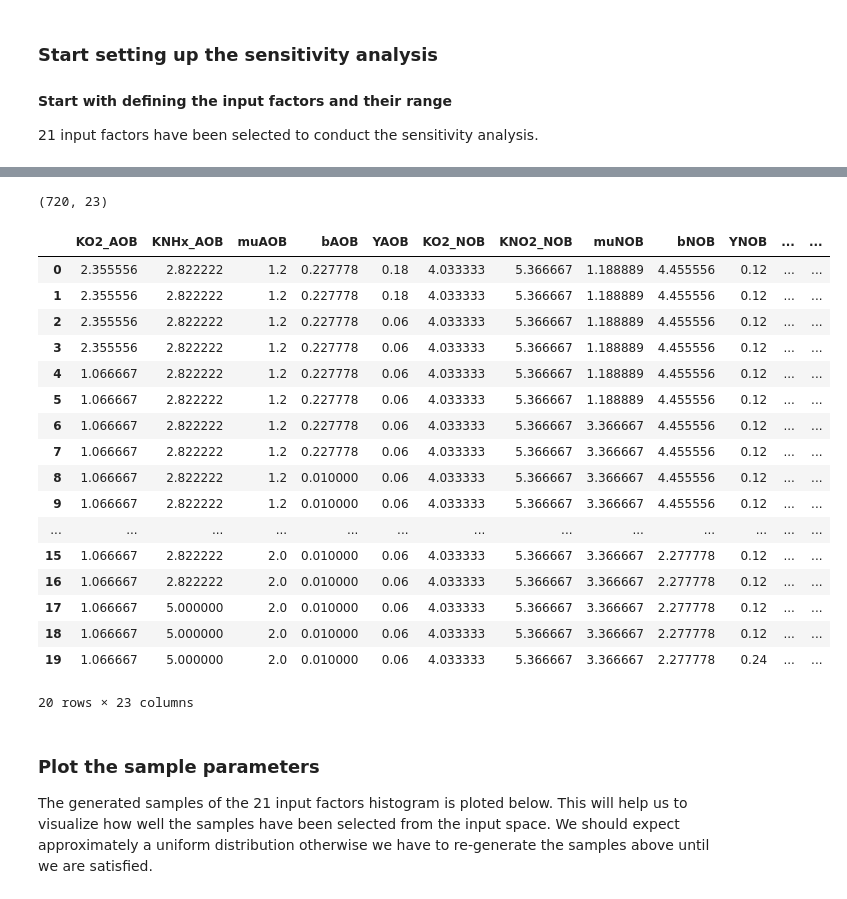
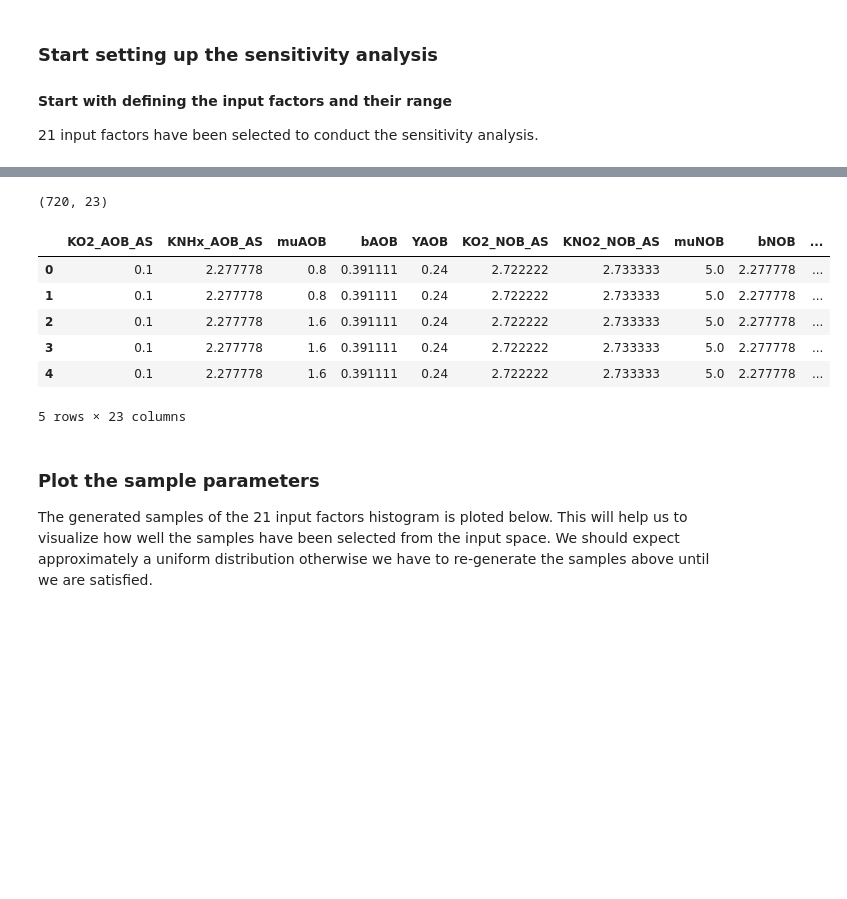
Before and after one commit to zerualem/SumoPython, a Jupyter notebook: Sumo sensitivity analysis-office.ipynb, the cells around one changed output, grey strips where cells are left out. Saved outputs shown, nothing was run; the diff lists cells and outputs as text; code cells hidden in the pictures; blank space fills up the shorter version.

```diff
--- a/Sumo sensitivity analysis-office.ipynb
+++ b/Sumo sensitivity analysis-office.ipynb
@@ -121,9 +109,10 @@ dframe.plot()
 # Define the model inputs
 problem = {
     'num_vars': 23,
-    'names': ['KO2_AOB', 'KNHx_AOB', 'muAOB', 'bAOB', 'YAOB', 'KO2_NOB', 'KNO2_NOB', 'muNOB', 'bNOB', 'YNOB', 'KNHx_AMX', 'KNO2_AMX', 'muAMX', 'bAMX', 'YAMX_NO2', 'YAMX_NO3', 'KO2_OHO', 'KNO2_OHO','KNO3_OHO', 'muOHO', 'bOHO', 'YOHO_ox', 'YOHO_anox'],
+    'names': ['KO2_AOB_AS', 'KNHx_AOB_AS', 'muAOB', 'bAOB', 'YAOB', 'KO2_NOB_AS', 'KNO2_NOB_AS', 'muNOB', 'bNOB', 'YNOB', 'KNHx_AMX_AS', 'KNO2_AMX_AS', 'muAMX', 'bAMX', 'YAMX_NO2', 'YAMX_NO3', 'KO2_OHO_AS', 'KNO2_OHO_AS','KNO3_OHO_AS', 'muOHO', 'bOHO', 'YOHO_ox', 'YOHO_anox'],
     'bounds': [[0.1, 3], [0.1, 5], [0.2, 2], [0.01, 0.5], [0.03, 0.3], [0.1, 6], [0.1, 8], [0.1, 5], [0.1, 5], [0.03, 0.3], [0.1, 3], [0.1, 2], [0.01, 0.5], [0.001, 0.05], [0.03, 0.3], [0.03, 0.3], [0.05, 0.5], [0.1, 1], [0.1, 1], [0.1, 8], [0.01, 0.5], [0.1, 0.99],[0.1, 0.99]]
 }
+
 
 # Generate samples
 param_values = morris.sample(problem, 30, num_levels=10, grid_jump=4) #optimal_trajectories= 60)
@@ -134,27 +123,16 @@ Wall time: 14 ms
 # %%
 print(param_values.shape)
 params_df=pd.DataFrame(param_values, columns=problem['names'])
-params_df.head(20)
+params_df.head()
 # %% [output]
 (720, 23)
-|  | KO2_AOB | KNHx_AOB | muAOB | bAOB | YAOB | KO2_NOB | KNO2_NOB | muNOB | bNOB | YNOB | ... | ... |
-| 0 | 2.355556 | 2.822222 | 1.2 | 0.227778 | 0.18 | 4.033333 | 5.366667 | 1.188889 | 4.455556 | 0.12 | ... | ... |
-| 1 | 2.355556 | 2.822222 | 1.2 | 0.227778 | 0.18 | 4.033333 | 5.366667 | 1.188889 | 4.455556 | 0.12 | ... | ... |
-| 2 | 2.355556 | 2.822222 | 1.2 | 0.227778 | 0.06 | 4.033333 | 5.366667 | 1.188889 | 4.455556 | 0.12 | ... | ... |
-| 3 | 2.355556 | 2.822222 | 1.2 | 0.227778 | 0.06 | 4.033333 | 5.366667 | 1.188889 | 4.455556 | 0.12 | ... | ... |
-| 4 | 1.066667 | 2.822222 | 1.2 | 0.227778 | 0.06 | 4.033333 | 5.366667 | 1.188889 | 4.455556 | 0.12 | ... | ... |
-| 5 | 1.066667 | 2.822222 | 1.2 | 0.227778 | 0.06 | 4.033333 | 5.366667 | 1.188889 | 4.455556 | 0.12 | ... | ... |
-| 6 | 1.066667 | 2.822222 | 1.2 | 0.227778 | 0.06 | 4.033333 | 5.366667 | 3.366667 | 4.455556 | 0.12 | ... | ... |
-| 7 | 1.066667 | 2.822222 | 1.2 | 0.227778 | 0.06 | 4.033333 | 5.366667 | 3.366667 | 4.455556 | 0.12 | ... | ... |
-| 8 | 1.066667 | 2.822222 | 1.2 | 0.010000 | 0.06 | 4.033333 | 5.366667 | 3.366667 | 4.455556 | 0.12 | ... | ... |
-| 9 | 1.066667 | 2.822222 | 1.2 | 0.010000 | 0.06 | 4.033333 | 5.366667 | 3.366667 | 4.455556 | 0.12 | ... | ... |
-| ... | ... | ... | ... | ... | ... | ... | ... | ... | ... | ... | ... | ... |
-| 15 | 1.066667 | 2.822222 | 2.0 | 0.010000 | 0.06 | 4.033333 | 5.366667 | 3.366667 | 2.277778 | 0.12 | ... | ... |
-| 16 | 1.066667 | 2.822222 | 2.0 | 0.010000 | 0.06 | 4.033333 | 5.366667 | 3.366667 | 2.277778 | 0.12 | ... | ... |
-| 17 | 1.066667 | 5.000000 | 2.0 | 0.010000 | 0.06 | 4.033333 | 5.366667 | 3.366667 | 2.277778 | 0.12 | ... | ... |
-| 18 | 1.066667 | 5.000000 | 2.0 | 0.010000 | 0.06 | 4.033333 | 5.366667 | 3.366667 | 2.277778 | 0.12 | ... | ... |
-| 19 | 1.066667 | 5.000000 | 2.0 | 0.010000 | 0.06 | 4.033333 | 5.366667 | 3.366667 | 2.277778 | 0.24 | ... | ... |
+|  | KO2_AOB_AS | KNHx_AOB_AS | muAOB | bAOB | YAOB | KO2_NOB_AS | KNO2_NOB_AS | muNOB | bNOB | ... |
+| 0 | 0.1 | 2.277778 | 0.8 | 0.391111 | 0.24 | 2.722222 | 2.733333 | 5.0 | 2.277778 | ... |
+| 1 | 0.1 | 2.277778 | 0.8 | 0.391111 | 0.24 | 2.722222 | 2.733333 | 5.0 | 2.277778 | ... |
+| 2 | 0.1 | 2.277778 | 1.6 | 0.391111 | 0.24 | 2.722222 | 2.733333 | 5.0 | 2.277778 | ... |
+| 3 | 0.1 | 2.277778 | 1.6 | 0.391111 | 0.24 | 2.722222 | 2.733333 | 5.0 | 2.277778 | ... |
+| 4 | 0.1 | 2.277778 | 1.6 | 0.391111 | 0.24 | 2.722222 | 2.733333 | 5.0 | 2.277778 | ... |
-20 rows × 23 columns
+5 rows × 23 columns
 # %% [markdown]
 ### Plot the sample parameters
 The generated samples of the 21 input factors histogram is ploted below. This will help us to visualize how well the samples have been selected from the input space. We should expect approximately a uniform distribution otherwise we have to  re-generate the samples above until we are satisfied.
```
Also changed, not shown: parts of 7 cells of this notebook, 3 other files.
